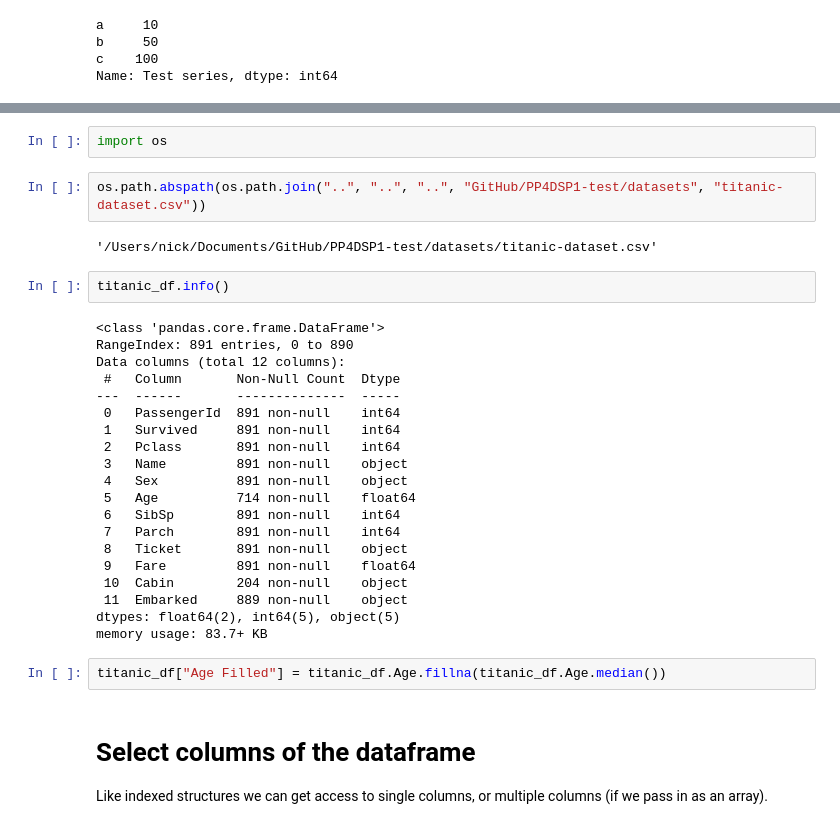
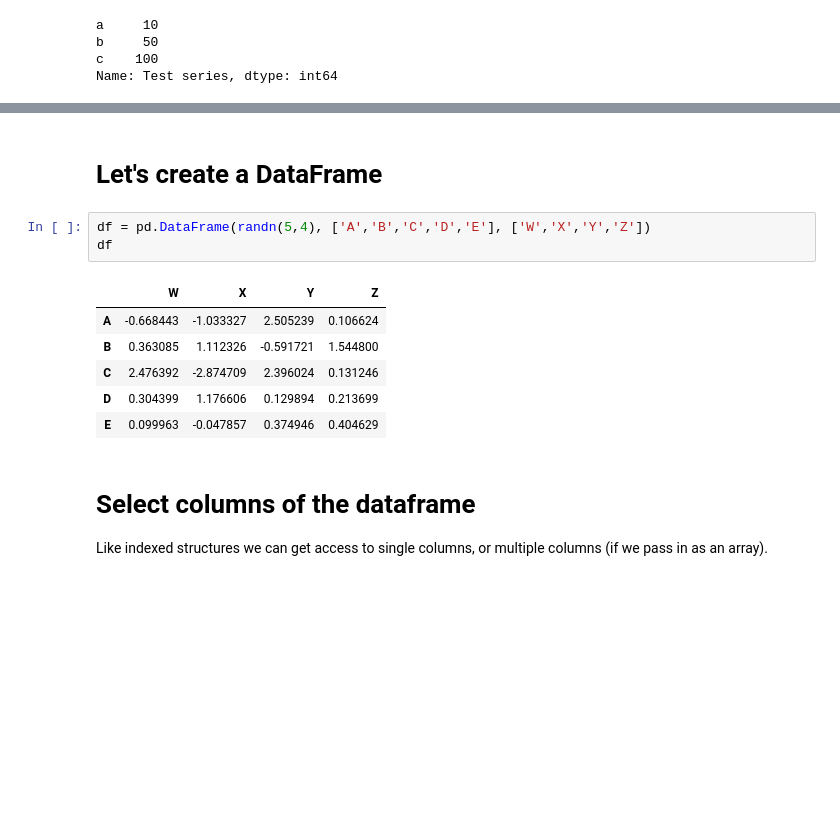
Before and after one commit to arutsh/Python-Programming-for-Data-Science-Part-1, a Jupyter notebook: lectures/05_Pandas_basics.ipynb, the cells around one changed output, grey strips where cells are left out. Cells and saved outputs as stored; diff of their text form; blank space fills up the shorter version.

Commit message:
updated the pandas basics lecture

```diff
--- a/lectures/05_Pandas_basics.ipynb
+++ b/lectures/05_Pandas_basics.ipynb
@@ -60,33 +119,15 @@ titanic_df = pd.read_csv("../datasets/titanic-dataset.csv")
+# %% [markdown]
+# Let's create a DataFrame
 # %%
-import os
+df = pd.DataFrame(randn(5,4), ['A','B','C','D','E'], ['W','X','Y','Z'])
+df
+# %% [output]
+|  | W | X | Y | Z |
+| A | -0.668443 | -1.033327 | 2.505239 | 0.106624 |
+| B | 0.363085 | 1.112326 | -0.591721 | 1.544800 |
+| C | 2.476392 | -2.874709 | 2.396024 | 0.131246 |
+| D | 0.304399 | 1.176606 | 0.129894 | 0.213699 |
+| E | 0.099963 | -0.047857 | 0.374946 | 0.404629 |
-# %%
-os.path.abspath(os.path.join("..", "..", "..", "GitHub/PP4DSP1-test/datasets", "titanic-dataset.csv"))
-# %% [output]
-'/Users/nick/Documents/GitHub/PP4DSP1-test/datasets/titanic-dataset.csv'
-# %%
-titanic_df.info()
-# %% [output]
-<class 'pandas.core.frame.DataFrame'>
-RangeIndex: 891 entries, 0 to 890
-Data columns (total 12 columns):
- #   Column       Non-Null Count  Dtype
----  ------       --------------  -----
- 0   PassengerId  891 non-null    int64
- 1   Survived     891 non-null    int64
- 2   Pclass       891 non-null    int64
- 3   Name         891 non-null    object
- 4   Sex          891 non-null    object
- 5   Age          714 non-null    float64
- 6   SibSp        891 non-null    int64
- 7   Parch        891 non-null    int64
- 8   Ticket       891 non-null    object
- 9   Fare         891 non-null    float64
- 10  Cabin        204 non-null    object
- 11  Embarked     889 non-null    object
-dtypes: float64(2), int64(5), object(5)
-memory usage: 83.7+ KB
-# %%
-titanic_df["Age Filled"] = titanic_df.Age.fillna(titanic_df.Age.median())
 # %% [markdown]
 # Select columns of the dataframe
 
```
Also changed, not shown: parts of 8 cells of this notebook.
